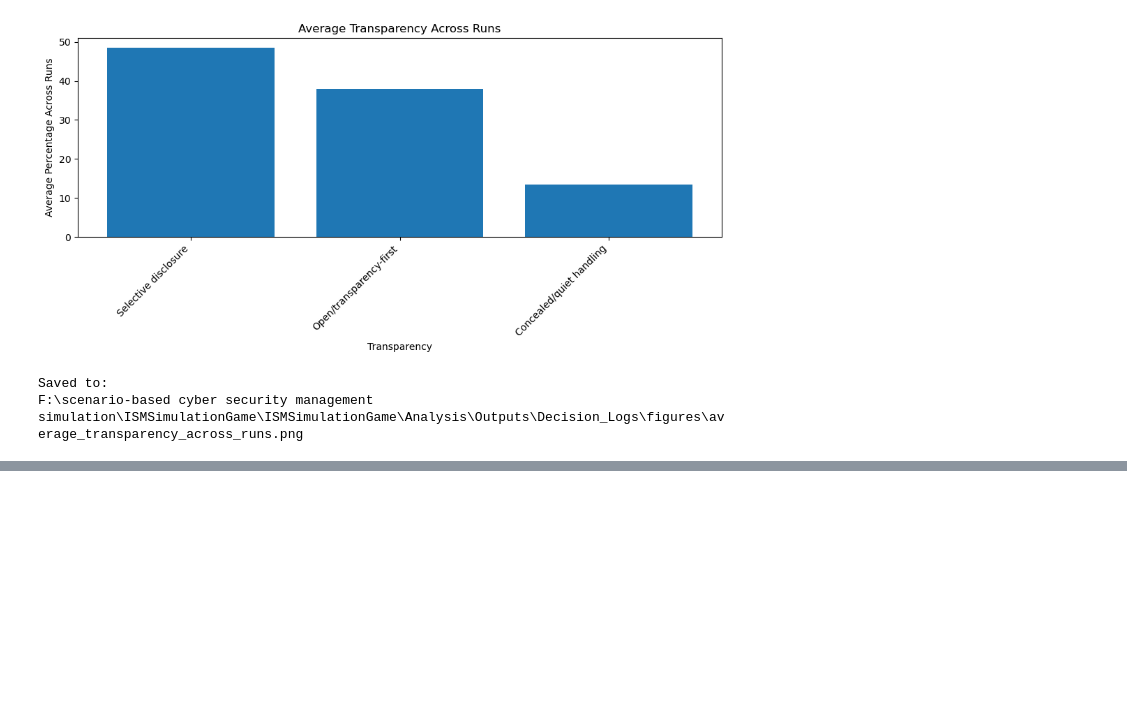
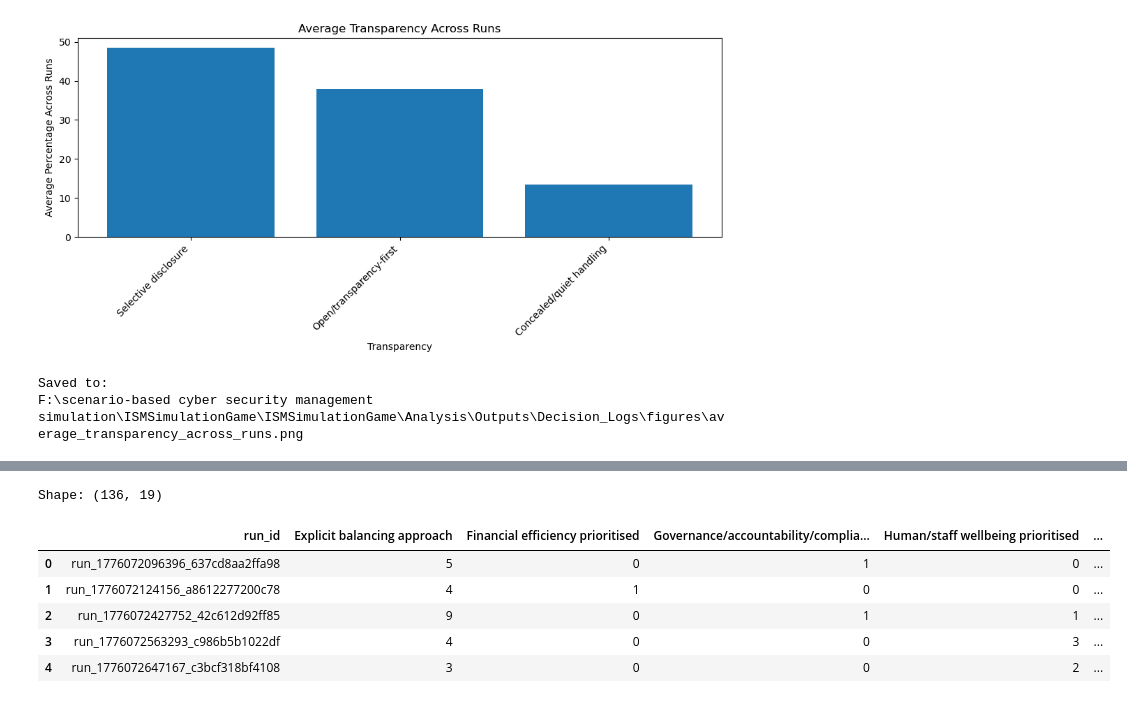
Before and after one commit to jrallison93/ISMSimulationGame, a Jupyter notebook: Analysis/Notebooks/d3_decisionlog_coded_analysis.ipynb, the cells around one changed output, grey strips where cells are left out. Cells and saved outputs as stored; diff of their text form; code cells hidden in the pictures; blank space fills up the shorter version.

```diff
--- a/Analysis/Notebooks/d3_decisionlog_coded_analysis.ipynb
+++ b/Analysis/Notebooks/d3_decisionlog_coded_analysis.ipynb
@@ -903,0 +948,13 @@ F:\scenario-based cyber security management simulation\ISMSimulationGame\ISMSimu
+# %%
+# run-level counts for Human Element
+
+run_human_element_counts = (
+    coded_decision_df
+    .groupby(["run_id", "Human Element"])
+    .size()
+    .unstack(fill_value=0)
+    .reset_index()
+)
+
+print("Shape:", run_human_element_counts.shape)
+display(run_human_element_counts.head())
@@ -903,0 +969,13 @@ F:\scenario-based cyber security management simulation\ISMSimulationGame\ISMSimu
+# %%
+# run-level counts for Transparency
+
+run_transparency_counts = (
+    coded_decision_df
+    .groupby(["run_id", "Transparency"])
+    .size()
+    .unstack(fill_value=0)
+    .reset_index()
+)
+
+print("Shape:", run_transparency_counts.shape)
+display(run_transparency_counts.head())
@@ -903,0 +990,27 @@ F:\scenario-based cyber security management simulation\ISMSimulationGame\ISMSimu
+# %%
+# merge all run-level count tables together
+
+run_level_code_counts = run_decision_orientation_counts.merge(
+    run_risk_management_counts,
+    on="run_id",
+    how="left"
+).merge(
+    run_human_element_counts,
+    on="run_id",
+    how="left"
+).merge(
+    run_transparency_counts,
+    on="run_id",
+    how="left"
+)
+
+print("Shape:", run_level_code_counts.shape)
+display(run_level_code_counts.head())
+# %% [output]
+Shape: (136, 19)
+|  | run_id | Explicit balancing approach | Financial efficiency prioritised | Governance/accountability/complia... | Human/staff wellbeing prioritised | ... |
+| 0 | run_1776072096396_637cd8aa2ffa98 | 5 | 0 | 1 | 0 | ... |
+| 1 | run_1776072124156_a8612277200c78 | 4 | 1 | 0 | 0 | ... |
+| 2 | run_1776072427752_42c612d92ff85 | 9 | 0 | 1 | 1 | ... |
+| 3 | run_1776072563293_c986b5b1022df | 4 | 0 | 0 | 3 | ... |
+| 4 | run_1776072647167_c3bcf318bf4108 | 3 | 0 | 0 | 2 | ... |
```
Also changed, not shown: parts of 8 cells of this notebook.
